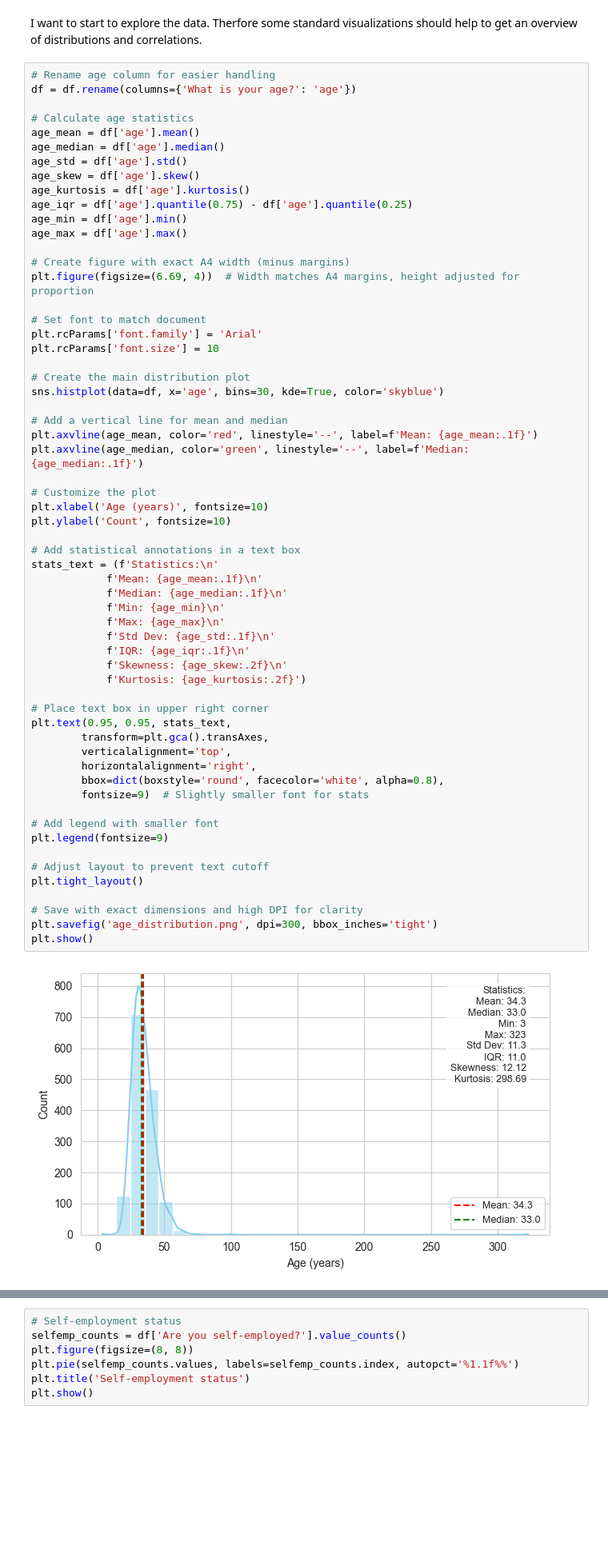
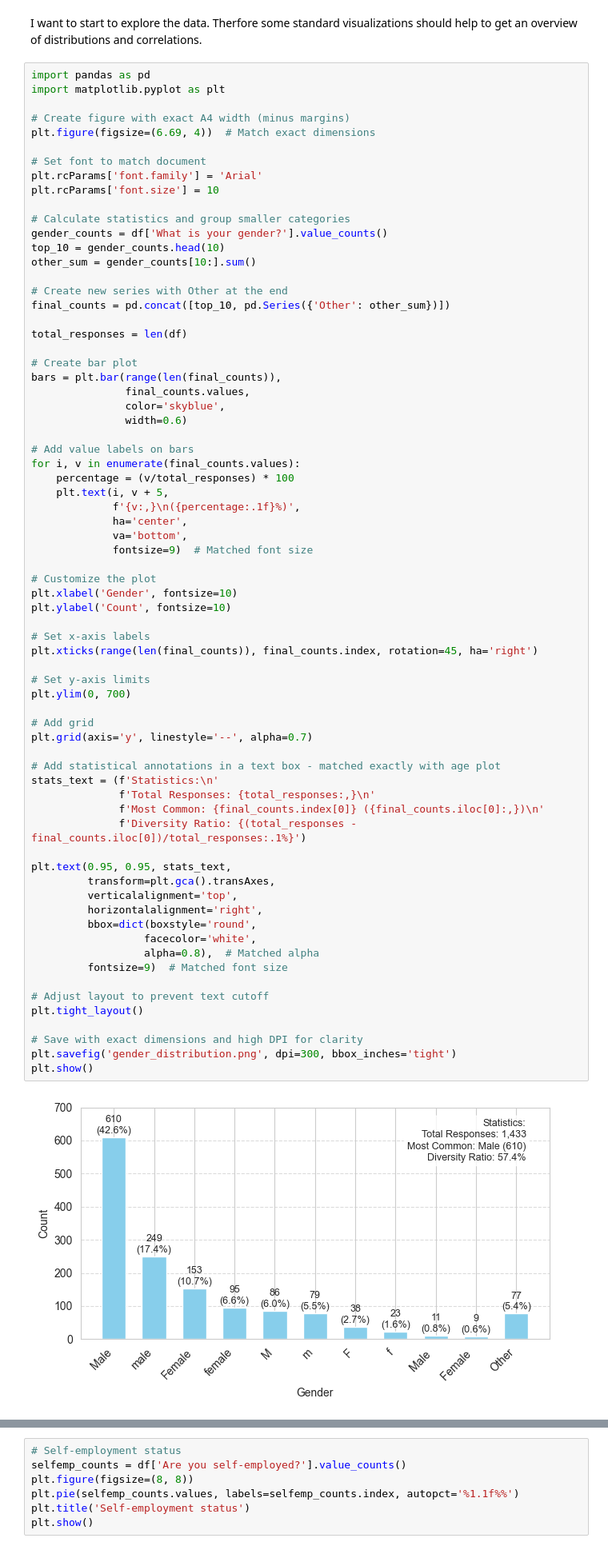
Before and after one commit to KonradKlein91/ml_unservised_learning, a Jupyter notebook: main.ipynb, the cells around one changed output, grey strips where cells are left out. Shown at 80% size. Drawn from its saved outputs; the diff is of its cells as text; blank space fills up the shorter version.

```diff
--- a/main.ipynb
+++ b/main.ipynb
@@ -110,67 +110,77 @@ The high dimensionality and mix of data types suggests the need for:
 
 I want to start to explore the data. Therfore some standard visualizations should help to get an overview of distributions and correlations.
 # %%
-# Rename age column for easier handling
-df = df.rename(columns={'What is your age?': 'age'})
-
-# Calculate age statistics
-age_mean = df['age'].mean()
-age_median = df['age'].median()
-age_std = df['age'].std()
-age_skew = df['age'].skew()
-age_kurtosis = df['age'].kurtosis()
-age_iqr = df['age'].quantile(0.75) - df['age'].quantile(0.25)
-age_min = df['age'].min()
-age_max = df['age'].max()
+import pandas as pd
+import matplotlib.pyplot as plt
 
 # Create figure with exact A4 width (minus margins)
-plt.figure(figsize=(6.69, 4))  # Width matches A4 margins, height adjusted for proportion
+plt.figure(figsize=(6.69, 4))  # Match exact dimensions
 
 # Set font to match document
 plt.rcParams['font.family'] = 'Arial'
 plt.rcParams['font.size'] = 10
 
-# Create the main distribution plot
-sns.histplot(data=df, x='age', bins=30, kde=True, color='skyblue')
+# Calculate statistics and group smaller categories
+gender_counts = df['What is your gender?'].value_counts()
+top_10 = gender_counts.head(10)
+other_sum = gender_counts[10:].sum()
 
-# Add a vertical line for mean and median
-plt.axvline(age_mean, color='red', linestyle='--', label=f'Mean: {age_mean:.1f}')
-plt.axvline(age_median, color='green', linestyle='--', label=f'Median: {age_median:.1f}')
+# Create new series with Other at the end
+final_counts = pd.concat([top_10, pd.Series({'Other': other_sum})])
+
+total_responses = len(df)
+
+# Create bar plot
+bars = plt.bar(range(len(final_counts)),
+               final_counts.values,
+               color='skyblue',
+               width=0.6)
+
+# Add value labels on bars
+for i, v in enumerate(final_counts.values):
+    percentage = (v/total_responses) * 100
+    plt.text(i, v + 5,
+             f'{v:,}\n({percentage:.1f}%)',
+             ha='center',
+             va='bottom',
+             fontsize=9)  # Matched font size
 
 # Customize the plot
-plt.xlabel('Age (years)', fontsize=10)
+plt.xlabel('Gender', fontsize=10)
 plt.ylabel('Count', fontsize=10)
 
-# Add statistical annotations in a text box
+# Set x-axis labels
+plt.xticks(range(len(final_counts)), final_counts.index, rotation=45, ha='right')
+
+# Set y-axis limits
+plt.ylim(0, 700)
+
+# Add grid
+plt.grid(axis='y', linestyle='--', alpha=0.7)
+
+# Add statistical annotations in a text box - matched exactly with age plot
 stats_text = (f'Statistics:\n'
-            f'Mean: {age_mean:.1f}\n'
-            f'Median: {age_median:.1f}\n'
-            f'Min: {age_min}\n'
-            f'Max: {age_max}\n'
-            f'Std Dev: {age_std:.1f}\n'
-            f'IQR: {age_iqr:.1f}\n'
-            f'Skewness: {age_skew:.2f}\n'
-            f'Kurtosis: {age_kurtosis:.2f}')
+              f'Total Responses: {total_responses:,}\n'
+              f'Most Common: {final_counts.index[0]} ({final_counts.iloc[0]:,})\n'
+              f'Diversity Ratio: {(total_responses - final_counts.iloc[0])/total_responses:.1%}')
 
-# Place text box in upper right corner
 plt.text(0.95, 0.95, stats_text,
-        transform=plt.gca().transAxes,
-        verticalalignment='top',
-        horizontalalignment='right',
-        bbox=dict(boxstyle='round', facecolor='white', alpha=0.8),
-        fontsize=9)  # Slightly smaller font for stats
-
-# Add legend with smaller font
-plt.legend(fontsize=9)
+         transform=plt.gca().transAxes,
+         verticalalignment='top',
+         horizontalalignment='right',
+         bbox=dict(boxstyle='round',
+                  facecolor='white',
+                  alpha=0.8),  # Matched alpha
+         fontsize=9)  # Matched font size
 
 # Adjust layout to prevent text cutoff
 plt.tight_layout()
 
 # Save with exact dimensions and high DPI for clarity
-plt.savefig('age_distribution.png', dpi=300, bbox_inches='tight')
+plt.savefig('gender_distribution.png', dpi=300, bbox_inches='tight')
 plt.show()
 # %% [output]
-[figure, old version]
+[figure, new version]
 # %% [markdown]
 The age distribution of survey respondents shows:
 - Mean age of 34.3 years with median of 33.0 years, indicating a slightly right-skewed distribution
```
Also changed, not shown: parts of 6 cells of this notebook.
